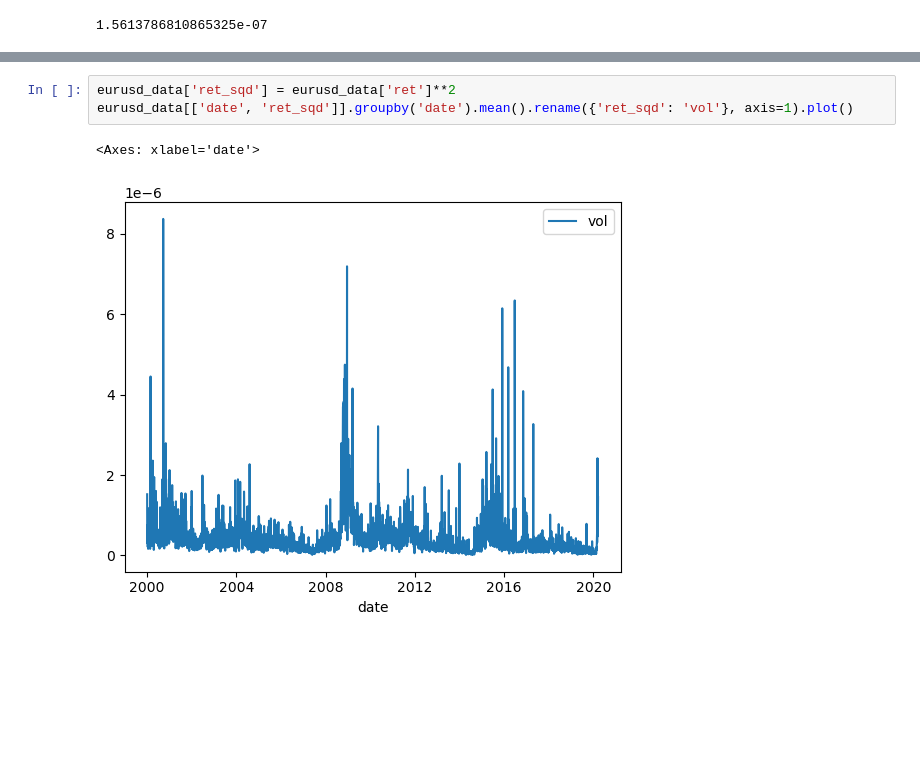
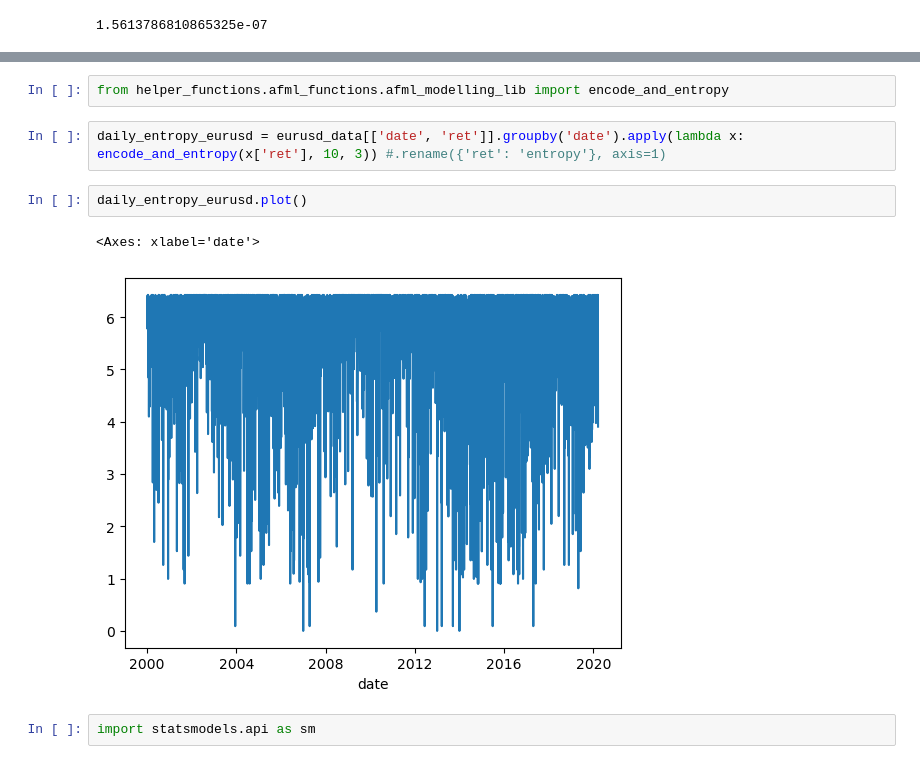
Before and after one commit to cameronjm123/home_research, a Jupyter notebook: research_projects/volatility_entropy_pred.ipynb, the cells around one changed output, grey strips where cells are left out. Cells and saved outputs as stored; diff of their text form; blank space fills up the shorter version.

Commit message:
initial entropy look

```diff
--- a/research_projects/volatility_entropy_pred.ipynb
+++ b/research_projects/volatility_entropy_pred.ipynb
@@ -53,6 +52,11 @@ daily_vol_eurusd.plot()
-# %%
-eurusd_data['ret_sqd'] = eurusd_data['ret']**2
-eurusd_data[['date', 'ret_sqd']].groupby('date').mean().rename({'ret_sqd': 'vol'}, axis=1).plot()
-# %% [output]
-<Axes: xlabel='date'>
-[figure, removed]
+# %%
+from helper_functions.afml_functions.afml_modelling_lib import encode_and_entropy
+# %%
+daily_entropy_eurusd = eurusd_data[['date', 'ret']].groupby('date').apply(lambda x: encode_and_entropy(x['ret'], 10, 3)) #.rename({'ret': 'entropy'}, axis=1)
+# %%
+daily_entropy_eurusd.plot()
+# %% [output]
+<Axes: xlabel='date'>
+[figure, added]
+# %%
+import statsmodels.api as sm
```
Also changed, not shown: parts of 9 cells of this notebook.
